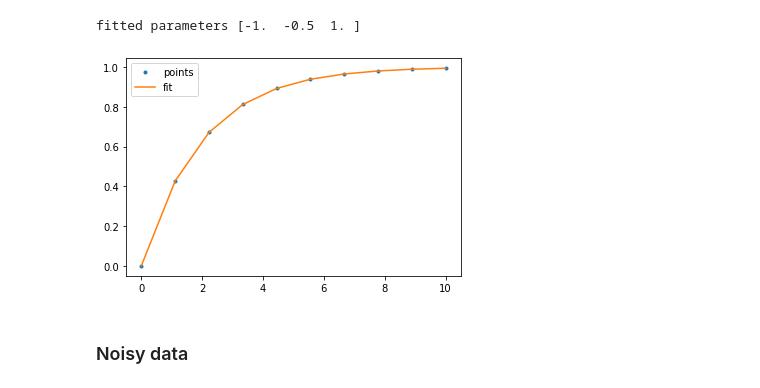
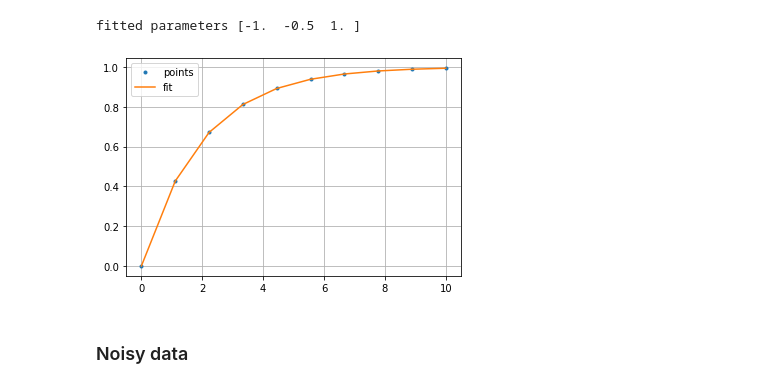
Before and after one commit to mmaehring/CapillaryRiseInSoil, a Jupyter notebook: notebooks/CurveFitting.ipynb, the cells around one changed output. Drawn from its saved outputs; the diff is of its cells as text; code cells hidden in the pictures.

```diff
--- a/notebooks/CurveFitting.ipynb
+++ b/notebooks/CurveFitting.ipynb
@@ -37,9 +36,10 @@ fitted parameters [-1.  -0.5  1. ]
 # %%
 plt.plot(x,y,'.',label='points')
 plt.plot(x,exponential(x,popt_exponential[0],popt_exponential[1],popt_exponential[2]),label='fit')
+plt.grid()
 plt.legend();
 # %% [output]
-[figure, old version]
+[figure, new version]
 # %% [markdown]
 ### Noisy data
 # %%
```
Also changed, not shown: parts of 8 cells of this notebook, 22 other files.
